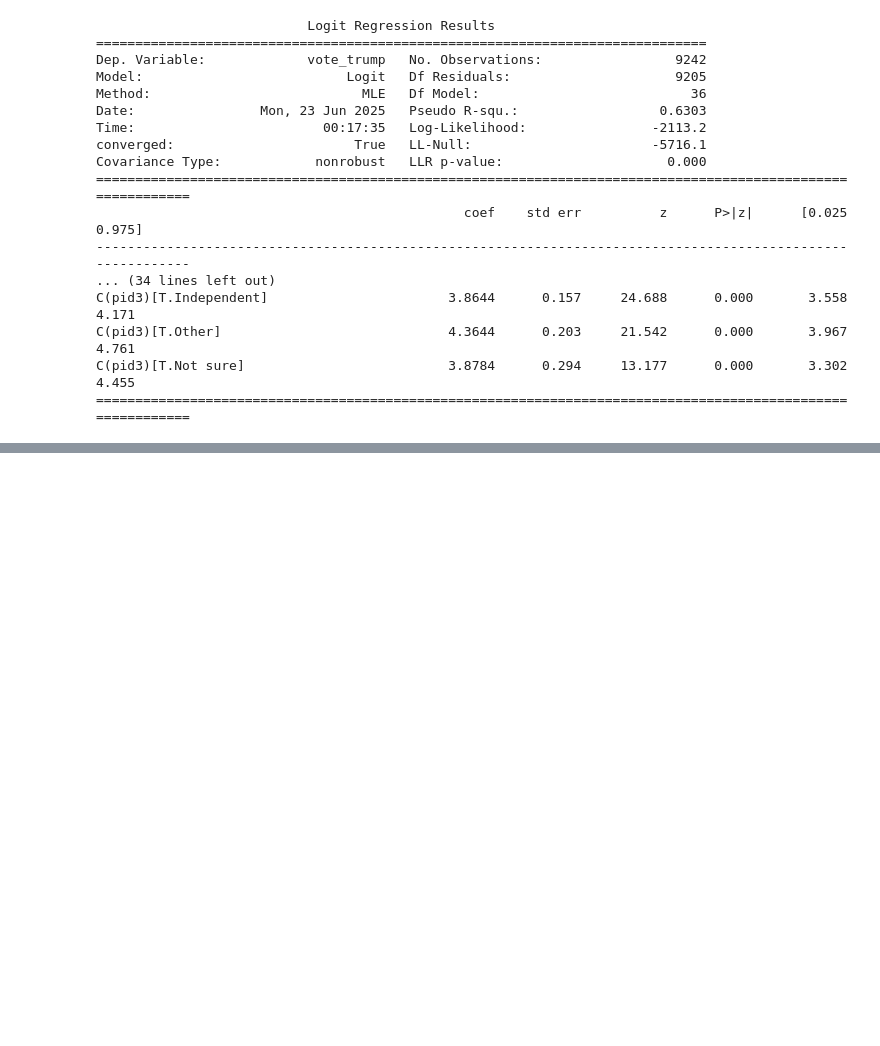
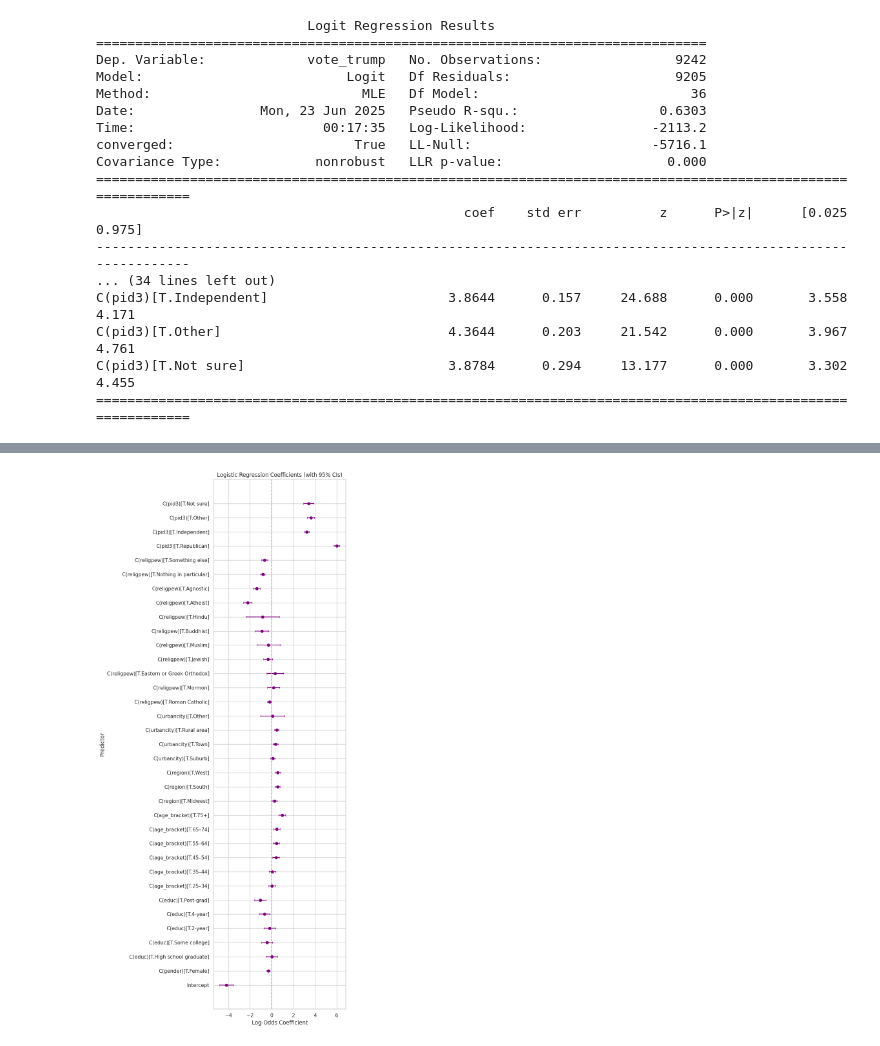
Before and after one commit to taliafabs/STA496, a Jupyter notebook: VoteChoice_RaceDep.ipynb, the cells around one changed output, grey strips where cells are left out. Drawn from its saved outputs; the diff is of its cells as text; code cells hidden in the pictures; blank space fills up the shorter version.

```diff
--- a/VoteChoice_RaceDep.ipynb
+++ b/VoteChoice_RaceDep.ipynb
@@ -394,0 +588,52 @@ print(ces20_model2.summary())
+# %%
+# visualizations
+import matplotlib.pyplot as plt
+import seaborn as sns
+import pandas as pd
+
+# Step 1: Extract coefficients and confidence intervals (already in log-odds)
+params = ces20_model2.params
+
+# filter to only include params that contain "race"
+# params = params[params.index.str.contains('race')]
+
+conf = ces20_model2.conf_int()
+conf.columns = ['CI Lower', 'CI Upper']
+
+# Step 2: Combine into DataFrame
+coef_df = pd.DataFrame({
+    'Coefficient': params,
+    'CI Lower': conf['CI Lower'],
+    'CI Upper': conf['CI Upper'],
+})
+coef_df['Variable'] = coef_df.index
+
+# Optional: sort variables for visual clarity
+# coef_df = coef_df.sort_values(by='Coefficient')
+
+# Step 3: Plot on log scale (i.e., raw coefficient scale)
+plt.figure(figsize=(8, len(coef_df) * 0.5))
+sns.set(style="whitegrid")
+
+plt.errorbar(
+    coef_df['Coefficient'],
+    coef_df['Variable'],
+    xerr=[coef_df['Coefficient'] - coef_df['CI Lower'],
+          coef_df['CI Upper'] - coef_df['Coefficient']],
+    fmt='o',
+    color='purple',
+    ecolor='purple',
+    capsize=2
+)
+
+# Add reference line at 0 (i.e., no effect on log-odds scale)
+plt.axvline(x=0, color='darkgray', linestyle='--')
+
+# Formatting
+plt.xlabel('Log-Odds Coefficient')
+plt.ylabel('Predictor')
+plt.title('Logistic Regression Coefficients (with 95% CIs)')
+plt.tight_layout()
+plt.show()
+# %% [output]
+[figure, added]
```
Also changed, not shown: parts of 26 cells of this notebook.
